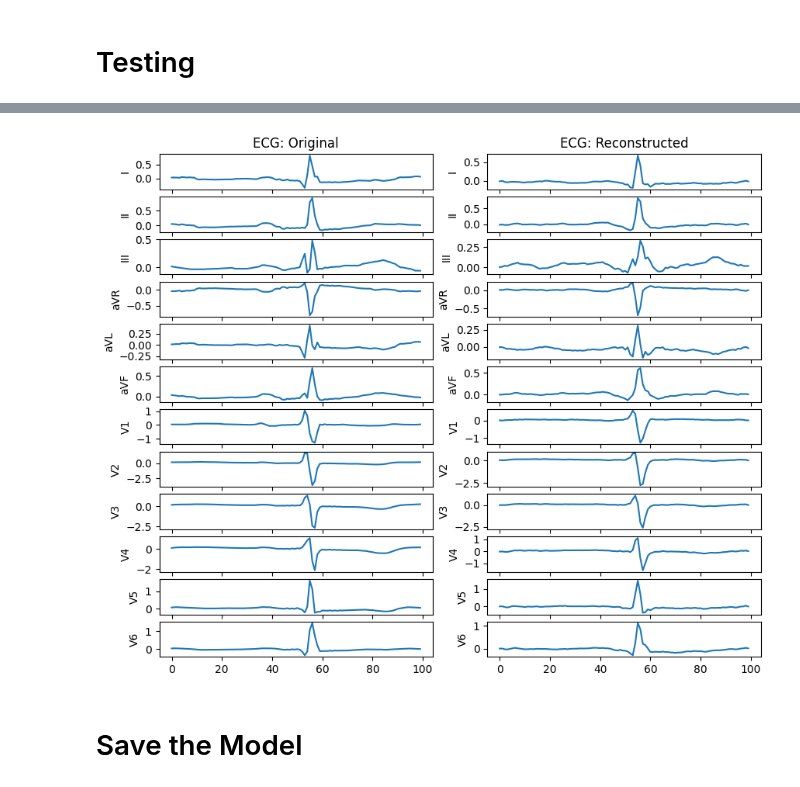
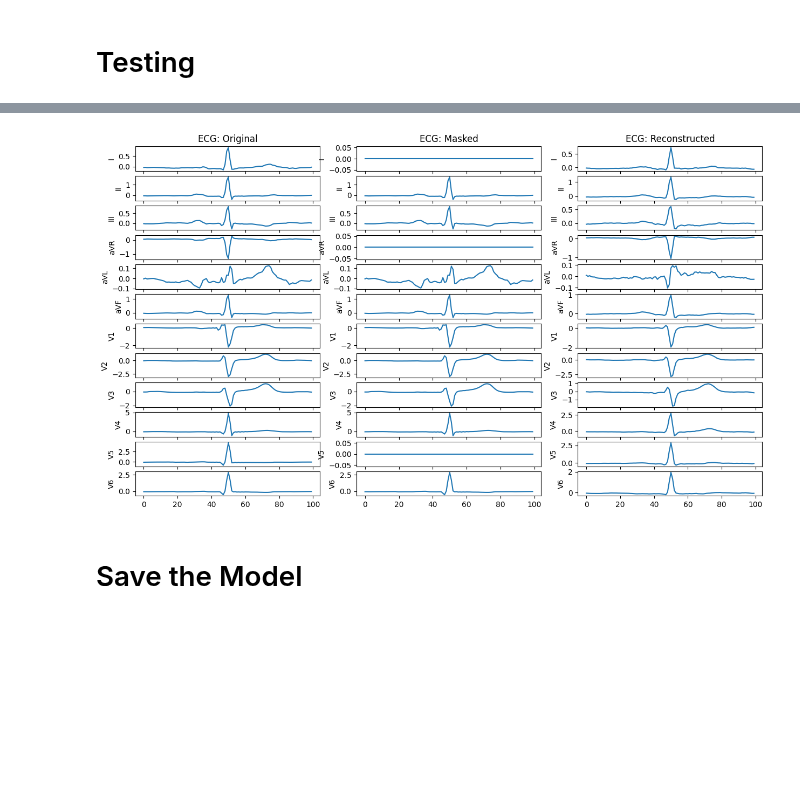
Before and after one commit to raaifhadadi/FYP, a Jupyter notebook: PTB_XL_AE.ipynb, the cells around one changed output, grey strips where cells are left out. Drawn from its saved outputs; the diff is of its cells as text; code cells hidden in the pictures; blank space fills up the shorter version.

Commit message:
Train a better auto-encoder with lead masking

```diff
--- a/PTB_XL_AE.ipynb
+++ b/PTB_XL_AE.ipynb
@@ -66,2 +68,14 @@ def mask_lead(ecg, mask_ratio=0.1):
 
     return tf.where(mask, tf.zeros_like(ecg), ecg)
+# %%
+def mask_lead(ecg, mask_ratio=0.1):
+
+
+    mask = tf.random.uniform([ecg.shape[1]], minval=0, maxval=1) > mask_ratio
+    # mask is now a 1,12 matrix
+    mask = mask[None, :]
+    # mask is now a 100,12 matrix
+    mask = tf.tile(mask, [ecg.shape[0], 1])
+    # mask is now a 100,12 matrix with mask_ratio * 100 rows = true and the rest false
+    mask = tf.cast(mask, tf.float32)
+    return ecg * mask
@@ -192,8 +273,8 @@ validation_split = 0.2
 num_val_samples = int(validation_split * len(X_train))
 num_train_samples = len(X_train) - num_val_samples
 
-X_train_data = X_train[:num_train_samples]
-X_val_data = X_train[num_train_samples:]
+X_train_data = X_train
+X_val_data = X_test
 
 # Create tf.data.Datasets
 train_dataset = tf.data.Dataset.from_tensor_slices((X_train_data, X_train_data))
@@ -201,3 +295,16 @@ val_dataset = tf.data.Dataset.from_tensor_slices((X_val_data, X_val_data))
+# %%
+def mask_lead(ecg, mask_ratio=0.1):
+    batch_size = tf.shape(ecg)[0]
+    time_steps = ecg.shape[1]
+    num_leads = ecg.shape[2]
+
+    mask = tf.random.uniform([batch_size, num_leads], minval=0, maxval=1) > mask_ratio
+    mask = tf.tile(mask[:, tf.newaxis, :], [1, time_steps, 1])
+    mask = tf.cast(mask, tf.float32)
+    ecg = tf.cast(ecg, tf.float32)
+    return ecg * mask
+# %%
+train_dataset = train_dataset.map(lambda x, y: (mask_lead(x, mask_ratio=0.1), y))
 # %%
 # Shuffle and batch the datasets
 batch_size = 32
@@ -238,12 +339,18 @@ Epoch 10/10
 # get a random sample
 idx = random.randint(0, X_train.shape[0])
 sample = X_train[idx]
+
+
+sample_arr = np.array([sample])
+
+masked_sample = mask_lead(sample_arr, mask_ratio=0.2)[0]
+
 # augmented_sample = augment_ecg_signal(sample)
 # print(sample.shape, augmented_sample.shape)
 # reconstructed_sample = model.predict(augmented_sample[None, ...])[0]
 # print(reconstructed_sample.shape)
-reconstructed_sample = model.predict(sample[None, ...])[0]
+reconstructed_sample = model.predict(masked_sample[None, ...])[0]
 
 # dv.plot_12_lead_ecgs([sample, augmented_sample, reconstructed_sample], ['Original', 'Augmented', 'Reconstructed'])
-dv.plot_12_lead_ecgs([sample, reconstructed_sample], ['Original', 'Reconstructed'])
+dv.plot_12_lead_ecgs([sample, masked_sample, reconstructed_sample], ['Original', 'Masked', 'Reconstructed'])
 # %% [output]
@@ -251,4 +358,4 @@ dv.plot_12_lead_ecgs([sample, reconstructed_sample], ['Original', 'Reconstructed
-[figure, old version]
+[figure, new version]
 # %% [markdown]
 # Save the Model
 # %%
```
Also changed, not shown: parts of 9 cells of this notebook.
